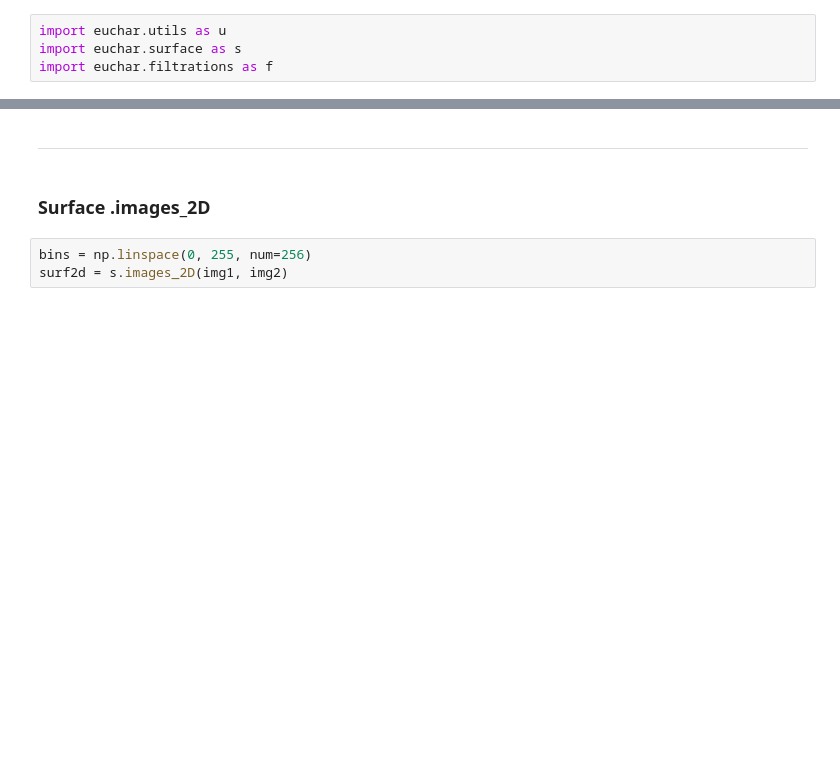
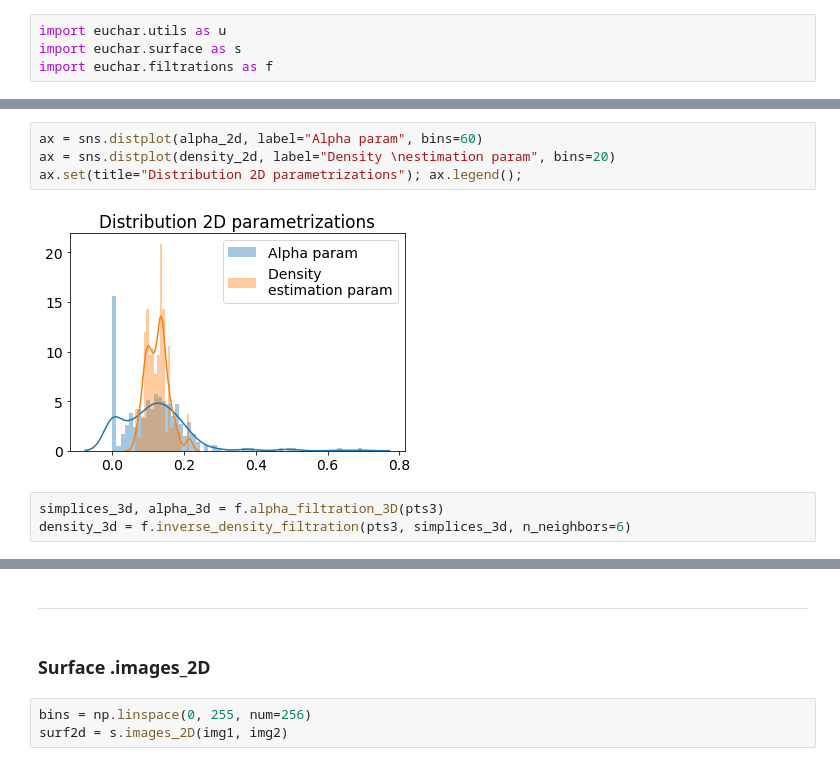
Before and after one commit to gbeltramo/euchar, a Jupyter notebook: notebooks/003-surface.ipynb, the cells around one changed output, grey strips where cells are left out. Cells and saved outputs as stored; diff of their text form; blank space fills up the shorter version.

```diff
--- a/notebooks/003-surface.ipynb
+++ b/notebooks/003-surface.ipynb
@@ -25,0 +41,9 @@ pts3 = np.random.rand(N, 3)
+# %%
+ax = sns.distplot(alpha_2d, label="Alpha param", bins=60)
+ax = sns.distplot(density_2d, label="Density \nestimation param", bins=20)
+ax.set(title="Distribution 2D parametrizations"); ax.legend();
+# %% [output]
+[figure, added]
+# %%
+simplices_3d, alpha_3d = f.alpha_filtration_3D(pts3)
+density_3d = f.inverse_density_filtration(pts3, simplices_3d, n_neighbors=6)
```
Also changed, not shown: parts of 50 cells of this notebook, 12 other files.
